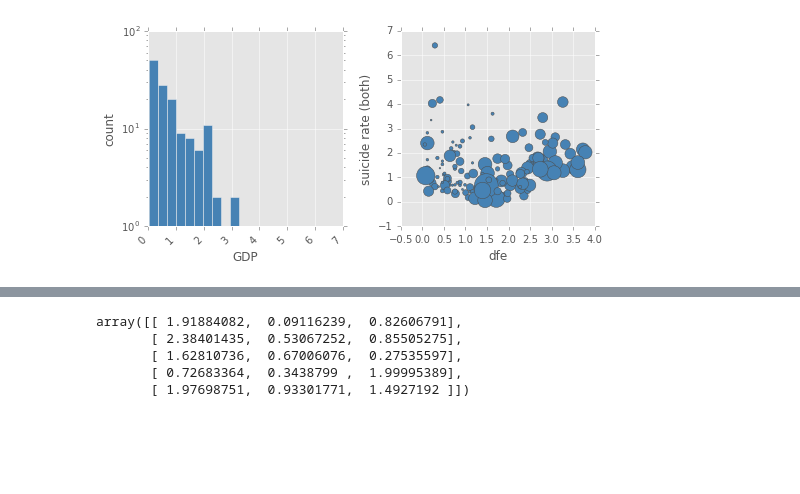
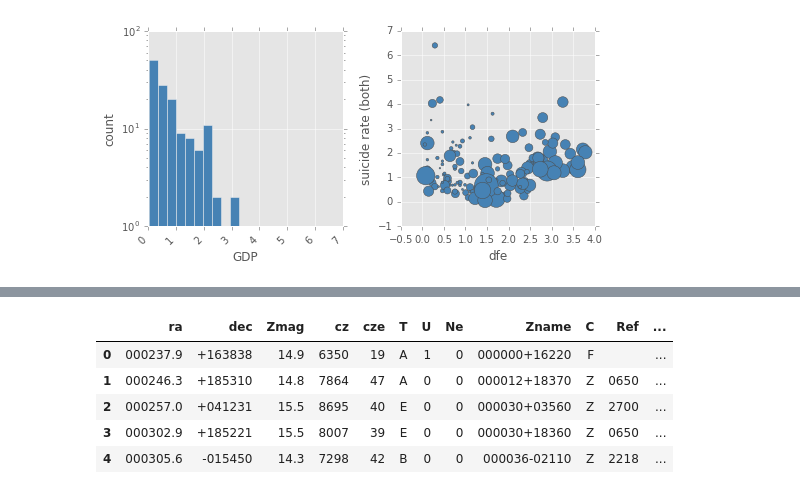
Before and after one commit to grehujt/SmallPythonProjects, a Jupyter notebook: jupyterNotebooks/clustering/clustering.ipynb, the cells around one changed output, grey strips where cells are left out. Drawn from its saved outputs; the diff is of its cells as text; code cells hidden in the pictures; blank space fills up the shorter version.

```diff
--- a/jupyterNotebooks/clustering/clustering.ipynb
+++ b/jupyterNotebooks/clustering/clustering.ipynb
@@ -150,8 +148,0 @@ plt.scatter(model.cluster_centers_[:, 0], model.cluster_centers_[:, 1], marker='
-# %%
-w[:5]
-# %% [output]
-array([[ 1.91884082,  0.09116239,  0.82606791],
-       [ 2.38401435,  0.53067252,  0.85505275],
-       [ 1.62810736,  0.67006076,  0.27535597],
-       [ 0.72683364,  0.3438799 ,  1.99995389],
-       [ 1.97698751,  0.93301771,  1.4927192 ]])
@@ -157,0 +154,12 @@ array([[ 1.91884082,  0.09116239,  0.82606791],
+# %%
+uzcat = pd.read_table('uzcJ2000.tab', sep='\t', dtype='str', header=16,
+                      names=['ra', 'dec', 'Zmag', 'cz', 'cze', 'T', 'U',
+                             'Ne', 'Zname', 'C', 'Ref', 'Oname', 'M', 'N'], skiprows=[17])
+uzcat.head()
+# %% [output]
+|  | ra | dec | Zmag | cz | cze | T | U | Ne | Zname | C | Ref | ... |
+| 0 | 000237.9 | +163838 | 14.9 | 6350 | 19 | A | 1 | 0 | 000000+16220 | F |  | ... |
+| 1 | 000246.3 | +185310 | 14.8 | 7864 | 47 | A | 0 | 0 | 000012+18370 | Z | 0650 | ... |
+| 2 | 000257.0 | +041231 | 15.5 | 8695 | 40 | E | 0 | 0 | 000030+03560 | Z | 2700 | ... |
+| 3 | 000302.9 | +185221 | 15.5 | 8007 | 39 | E | 0 | 0 | 000030+18360 | Z | 0650 | ... |
+| 4 | 000305.6 | -015450 | 14.3 | 7298 | 42 | B | 0 | 0 | 000036-02110 | Z | 2218 | ... |
```
Also changed, not shown: parts of 4 cells of this notebook, 1 other file.
